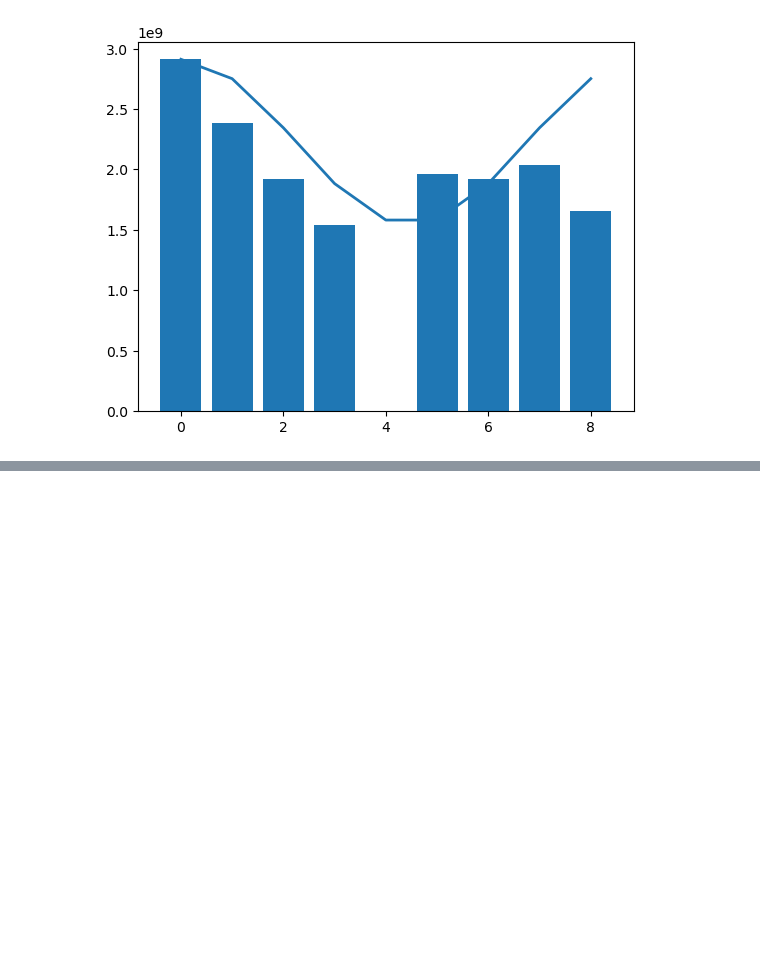
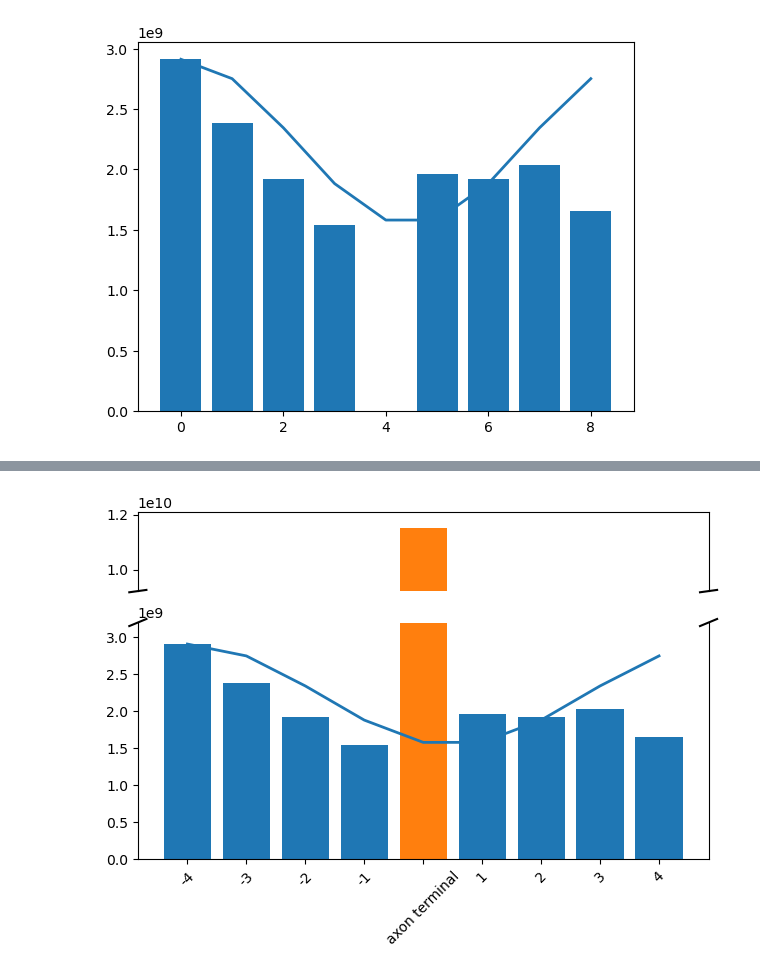
Before and after one commit to sansachenlelele/connectome_analysis_fisherlab, a Jupyter notebook: zipursky-analyze trend-total.ipynb, the cells around one changed output, grey strips where cells are left out. Cells and saved outputs as stored; diff of their text form; code cells hidden in the pictures; blank space fills up the shorter version.

```diff
--- a/zipursky-analyze trend-total.ipynb
+++ b/zipursky-analyze trend-total.ipynb
@@ -957,0 +1011,66 @@ plt.bar(x, y, label="data")
+# %%
+df = sum_all_nan
+
+max_value = df['total_red'].max()
+min_value = df['total_red'].min()
+A = (max_value - min_value) / 2
+C = (max_value + min_value) / 2
+W = 2 * math.pi / 9
+max_index = df['total_red'].idxmax()
+phi = -W * max_index
+
+x = np.arange(len(df))
+sansa_cosine_fit = C + A * np.cos(W * x + phi)
+
+y = df['total_red'].fillna(0).values
+fifth_val = sum_all.iloc[4]['total_red']
+
+labels = df.index.tolist()
+labels[4] = "axon terminal"
+labels=[-4, -3, -2, -1, "axon terminal", 1, 2, 3, 4]
+# — create two stacked axes —
+fig, (ax_top, ax_bot) = plt.subplots(
+    2, 1, sharex=True,
+    gridspec_kw={'height_ratios': [1, 3]}
+)
+
+# plot on both
+for ax in (ax_top, ax_bot):
+    ax.plot(x, sansa_cosine_fit, label='Cosine Fit', linewidth=2)
+    ax.bar(x, y, label='Data')
+    ax.bar(4, fifth_val, color='C1', label='5th row')
+
+# set the y-limits
+visible_max = max(y.max(), sansa_cosine_fit.max())
+ax_bot.set_ylim(0, visible_max * 1.1)
+ax_top.set_ylim(fifth_val * 0.8, fifth_val * 1.05)
+
+# remove the middle spines
+ax_top.spines['bottom'].set_visible(False)
+ax_bot.spines['top'].set_visible(False)
+
+# draw the diagonal marks
+d = .015
+kwargs = dict(color='k', clip_on=False)
+# top axes slashes
+ax_top.plot((-d, +d), (-d, +d), transform=ax_top.transAxes, **kwargs)
+ax_top.plot((1-d, 1+d), (-d, +d), transform=ax_top.transAxes, **kwargs)
+# bottom axes slashes
+ax_bot.plot((-d, +d), (1-d, 1+d), transform=ax_bot.transAxes, **kwargs)
+ax_bot.plot((1-d, 1+d), (1-d, 1+d), transform=ax_bot.transAxes, **kwargs)
+
+# ─── HERE: Remove the unwanted ticks in the “break” region ───
+# 1) No x-ticks on the top plot
+ax_top.tick_params(labelbottom=False, bottom=False)
+# 2) No top y-ticks on the bottom plot
+ax_bot.tick_params(labeltop=False, top=False)
+
+# set x-ticks & labels on the bottom plot only
+ax_bot.set_xticks(x)
+ax_bot.set_xticklabels(labels, rotation=45)
+
+#ax_bot.legend(loc='upper right')
+plt.tight_layout()
+plt.show()
+# %% [output]
+[figure, added]
```
Also changed, not shown: parts of 8 cells of this notebook.
